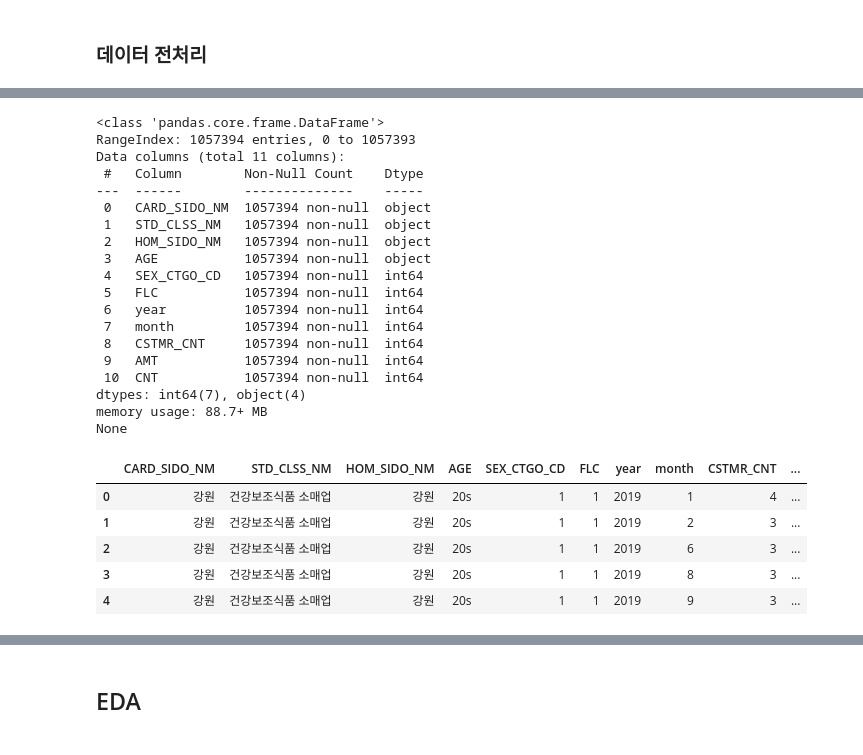
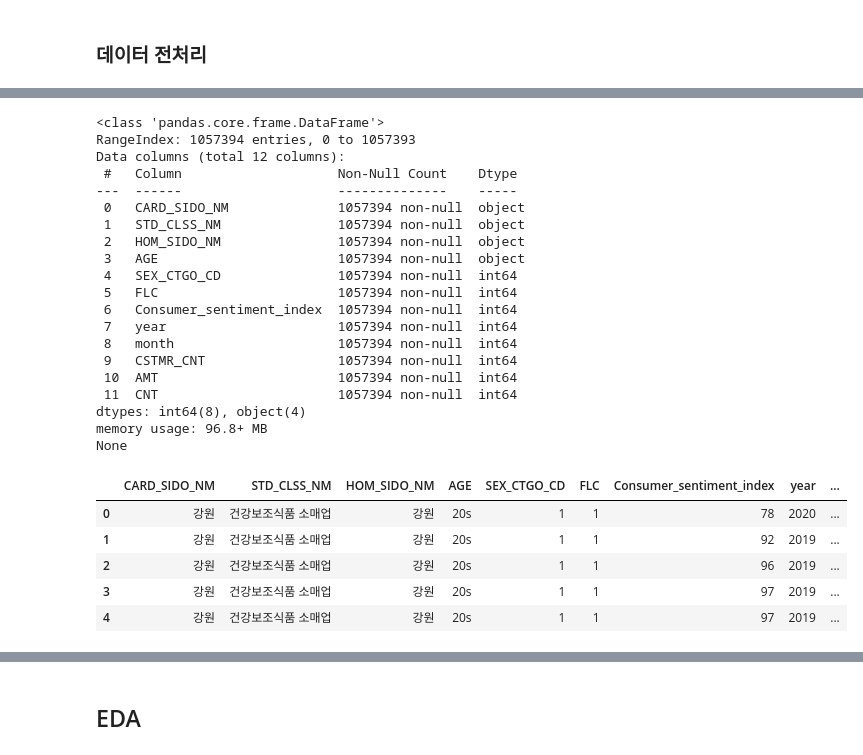
Before and after one commit to kim-bo-saeng/dacon_jeju, a Jupyter notebook: jeju_data_analysis.ipynb, the cells around one changed output, grey strips where cells are left out. Saved outputs shown, nothing was run; the diff lists cells and outputs as text; code cells hidden in the pictures.

```diff
--- a/jeju_data_analysis.ipynb
+++ b/jeju_data_analysis.ipynb
@@ -38,3 +38,11 @@ row_data.tail()
 | 24697789 | 202003 | 충북 | 충주시 | 휴양콘도 운영업 | 충북 | 충주시 | 50s | 1 | ... |
 | 24697790 | 202003 | 충북 | 충주시 | 휴양콘도 운영업 | 충북 | 충주시 | 50s | 2 | ... |
 | 24697791 | 202003 | 충북 | 충주시 | 휴양콘도 운영업 | 충북 | 충주시 | 60s | 1 | ... |
+# %%
+# 소비자동향지수 데이터 추가
+customer_index = pd.read_excel('/gdrive/My Drive/data_analysis/jeju/customer_index.xls', index_col=0)
+customer_index = customer_index.T.reset_index().rename(columns = {'index' : 'REG_YYMM'})
+
+row_data = row_data.merge(customer_index, how = 'left', on = ['REG_YYMM'])
+row_data['Consumer_sentiment_index'] = row_data['Consumer_sentiment_index'].astype(int)
+row_data.tail()
@@ -67,37 +81,38 @@ data.tail()
 # %%
 # 데이터 정제
 df = data.copy()
 df = df.drop(['CARD_CCG_NM', 'HOM_CCG_NM'], axis = 1)
 
-columns = ['CARD_SIDO_NM', 'STD_CLSS_NM', 'HOM_SIDO_NM',	'AGE',	'SEX_CTGO_CD',	'FLC',	'year',	'month']
+columns = ['CARD_SIDO_NM', 'STD_CLSS_NM', 'HOM_SIDO_NM',	'AGE',	'SEX_CTGO_CD',	'FLC',	'Consumer_sentiment_index','year',	'month']
 df = df.groupby(columns).sum().reset_index(drop=False)
 
 print(df.info())
 df.head()
 # %% [output]
 <class 'pandas.core.frame.DataFrame'>
 RangeIndex: 1057394 entries, 0 to 1057393
-Data columns (total 11 columns):
- #   Column        Non-Null Count    Dtype
----  ------        --------------    -----
- 0   CARD_SIDO_NM  1057394 non-null  object
- 1   STD_CLSS_NM   1057394 non-null  object
- 2   HOM_SIDO_NM   1057394 non-null  object
- 3   AGE           1057394 non-null  object
- 4   SEX_CTGO_CD   1057394 non-null  int64
- 5   FLC           1057394 non-null  int64
- 6   year          1057394 non-null  int64
- 7   month         1057394 non-null  int64
- 8   CSTMR_CNT     1057394 non-null  int64
- 9   AMT           1057394 non-null  int64
- 10  CNT           1057394 non-null  int64
-dtypes: int64(7), object(4)
-memory usage: 88.7+ MB
+Data columns (total 12 columns):
+ #   Column                    Non-Null Count    Dtype
+---  ------                    --------------    -----
+ 0   CARD_SIDO_NM              1057394 non-null  object
+ 1   STD_CLSS_NM               1057394 non-null  object
+ 2   HOM_SIDO_NM               1057394 non-null  object
+ 3   AGE                       1057394 non-null  object
+ 4   SEX_CTGO_CD               1057394 non-null  int64
+ 5   FLC                       1057394 non-null  int64
+ 6   Consumer_sentiment_index  1057394 non-null  int64
+ 7   year                      1057394 non-null  int64
+ 8   month                     1057394 non-null  int64
+ 9   CSTMR_CNT                 1057394 non-null  int64
+ 10  AMT                       1057394 non-null  int64
+ 11  CNT                       1057394 non-null  int64
+dtypes: int64(8), object(4)
+memory usage: 96.8+ MB
 None
-|  | CARD_SIDO_NM | STD_CLSS_NM | HOM_SIDO_NM | AGE | SEX_CTGO_CD | FLC | year | month | CSTMR_CNT | ... |
-| 0 | 강원 | 건강보조식품 소매업 | 강원 | 20s | 1 | 1 | 2019 | 1 | 4 | ... |
-| 1 | 강원 | 건강보조식품 소매업 | 강원 | 20s | 1 | 1 | 2019 | 2 | 3 | ... |
-| 2 | 강원 | 건강보조식품 소매업 | 강원 | 20s | 1 | 1 | 2019 | 6 | 3 | ... |
-| 3 | 강원 | 건강보조식품 소매업 | 강원 | 20s | 1 | 1 | 2019 | 8 | 3 | ... |
-| 4 | 강원 | 건강보조식품 소매업 | 강원 | 20s | 1 | 1 | 2019 | 9 | 3 | ... |
+|  | CARD_SIDO_NM | STD_CLSS_NM | HOM_SIDO_NM | AGE | SEX_CTGO_CD | FLC | Consumer_sentiment_index | year | ... |
+| 0 | 강원 | 건강보조식품 소매업 | 강원 | 20s | 1 | 1 | 78 | 2020 | ... |
+| 1 | 강원 | 건강보조식품 소매업 | 강원 | 20s | 1 | 1 | 92 | 2019 | ... |
+| 2 | 강원 | 건강보조식품 소매업 | 강원 | 20s | 1 | 1 | 96 | 2019 | ... |
+| 3 | 강원 | 건강보조식품 소매업 | 강원 | 20s | 1 | 1 | 97 | 2019 | ... |
+| 4 | 강원 | 건강보조식품 소매업 | 강원 | 20s | 1 | 1 | 97 | 2019 | ... |
 # %%
```
Also changed, not shown: parts of 23 cells of this notebook.
